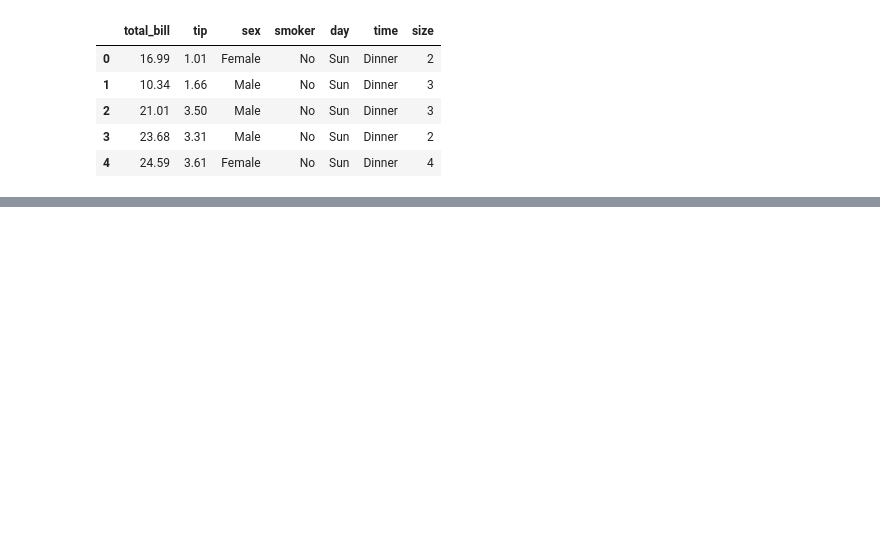
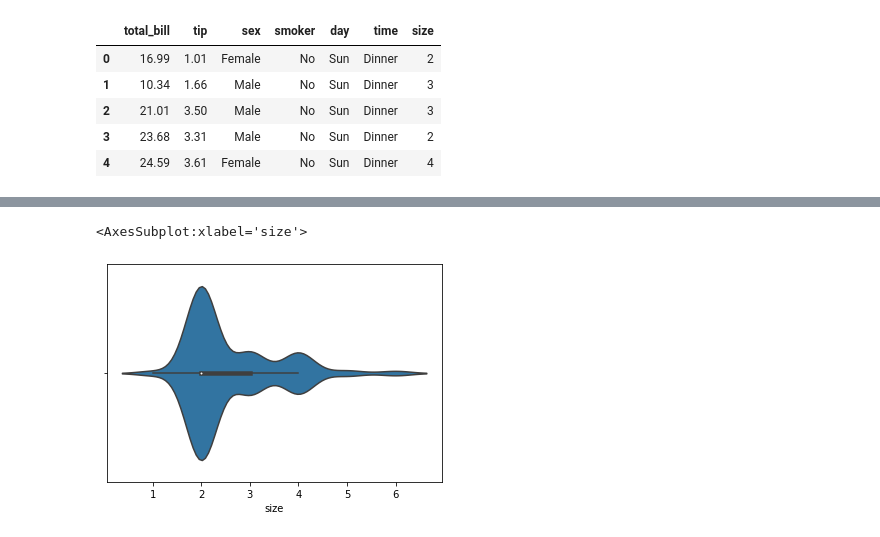
Before and after one commit to ybshankar010/machinelearning, a Jupyter notebook: articles/univariate analysis.ipynb, the cells around one changed output, grey strips where cells are left out. Saved outputs shown, nothing was run; the diff lists cells and outputs as text; code cells hidden in the pictures; blank space fills up the shorter version.

```diff
--- a/articles/univariate analysis.ipynb
+++ b/articles/univariate analysis.ipynb
@@ -14,0 +105,5 @@ df.head()
+# %%
+sns.violinplot(x="size", data=df)
+# %% [output]
+<AxesSubplot:xlabel='size'>
+[figure, added]
```
Also changed, not shown: parts of 10 cells of this notebook.
